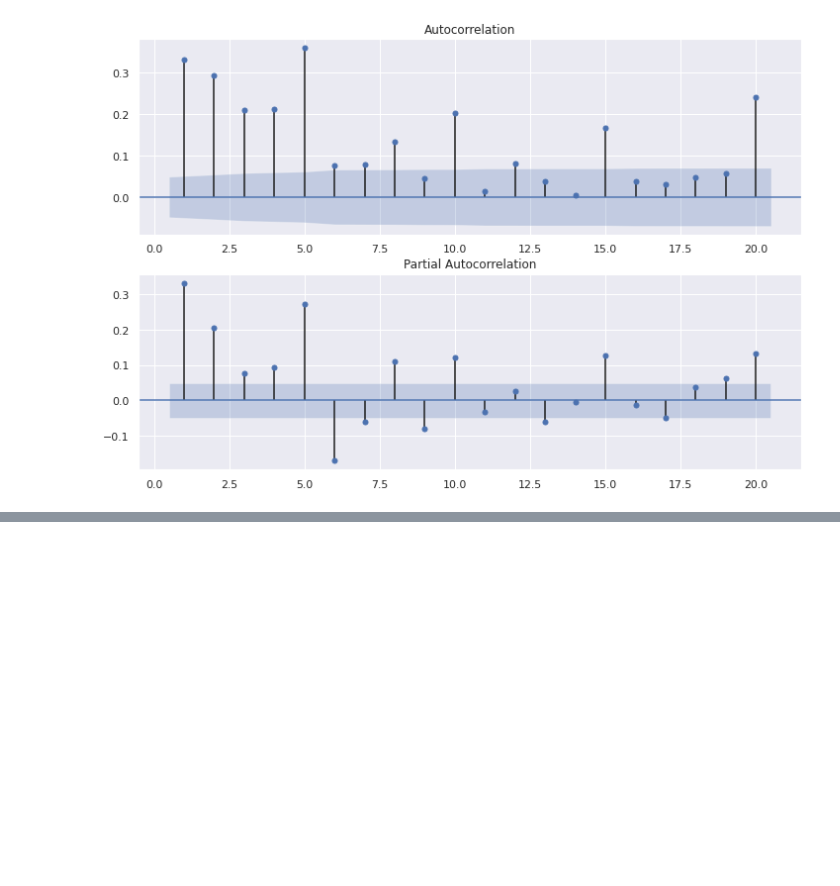
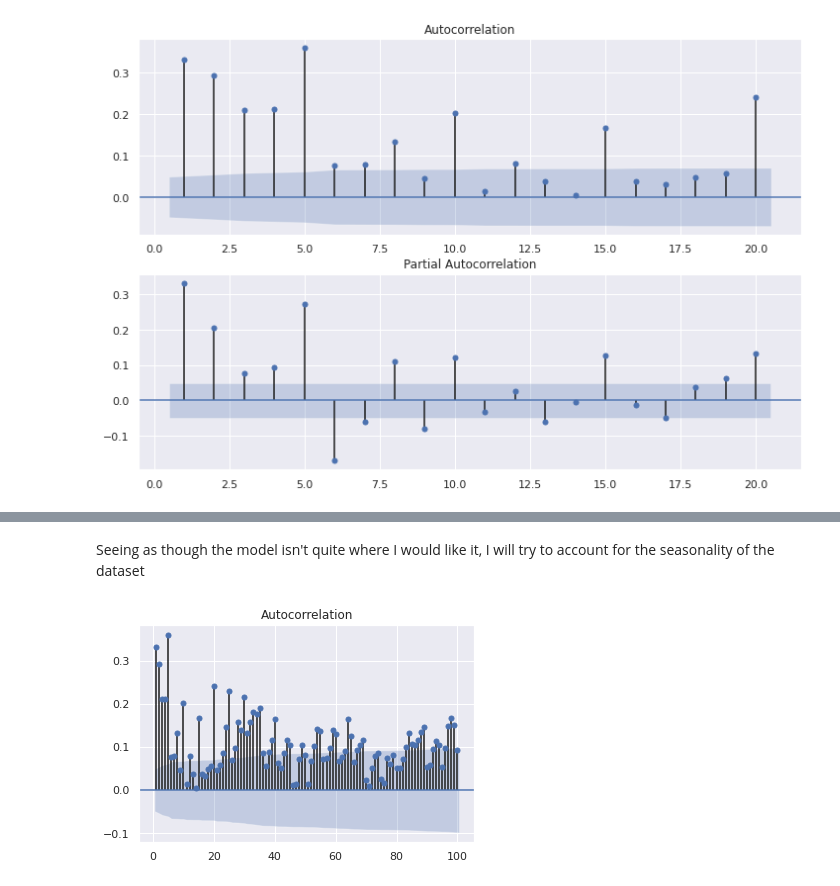
Before and after one commit to JonHaz/Capstone-2-LVMH-Sales-in-Iowa, a Jupyter notebook: LVMH_Capstone_Two_Modeling.ipynb, the cells around one changed output, grey strips where cells are left out. Cells and saved outputs as stored; diff of their text form; code cells hidden in the pictures; blank space fills up the shorter version.

```diff
--- a/LVMH_Capstone_Two_Modeling.ipynb
+++ b/LVMH_Capstone_Two_Modeling.ipynb
@@ -565,0 +578,13 @@ plt.show()
+# %% [markdown]
+Seeing as though the model isn't quite where I would like it, I will try to account for the seasonality of the dataset
+# %%
+# Create figure and subplot
+fig, ax1 = plt.subplots()
+
+# Plot the ACF on ax1
+plot_acf(y_train['sale_dollars'], lags=100, zero=False,  ax=ax1)
+
+# Show figure
+plt.show()
+# %% [output]
+[figure, added]
```
Also changed, not shown: parts of 18 cells of this notebook.
